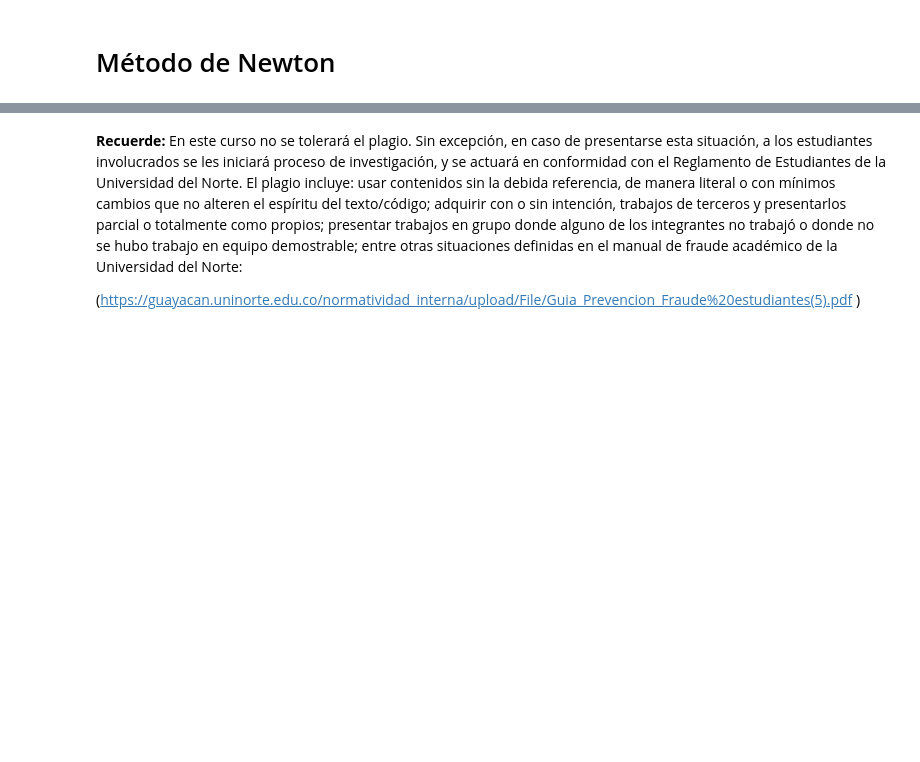
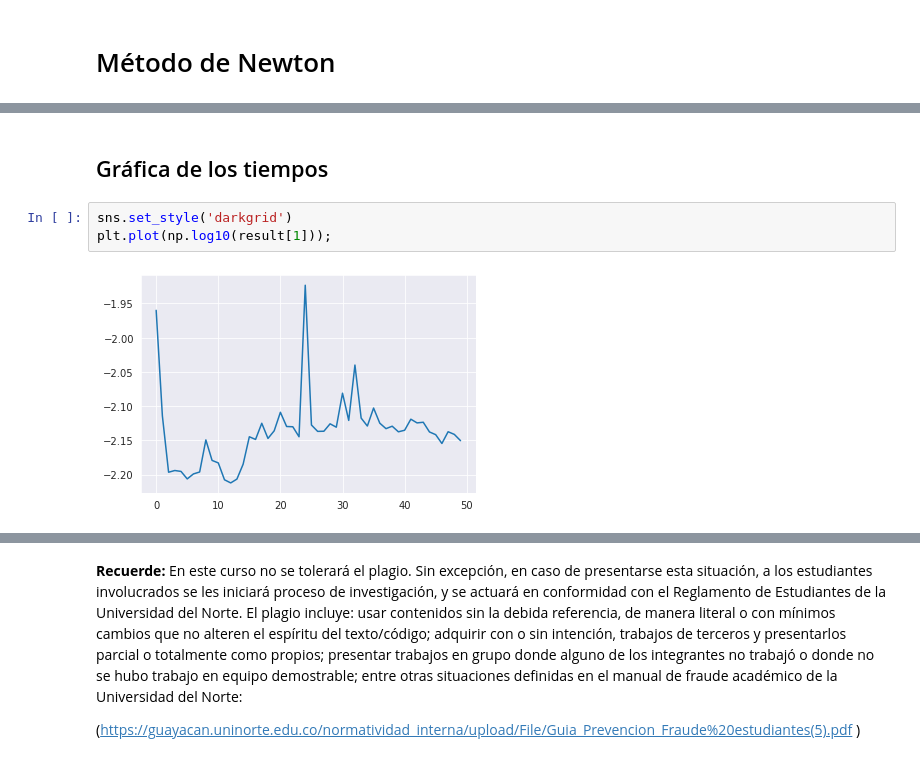
Before and after one commit to QuantumGorilla/Optimization, a Jupyter notebook: Newton's method/OPT_HW2.ipynb, the cells around one changed output, grey strips where cells are left out. Drawn from its saved outputs; the diff is of its cells as text; blank space fills up the shorter version.

```diff
--- a/Newton's method/OPT_HW2.ipynb
+++ b/Newton's method/OPT_HW2.ipynb
@@ -107,0 +141,7 @@ def fun_hessian_Dixon(x,n,multiple_8,multiple_2,multiple_48):
+# %% [markdown]
+## Gráfica de los tiempos
+# %%
+sns.set_style('darkgrid')
+plt.plot(np.log10(result[1]));
+# %% [output]
+[figure, added]
```
Also changed, not shown: parts of 35 cells of this notebook.
